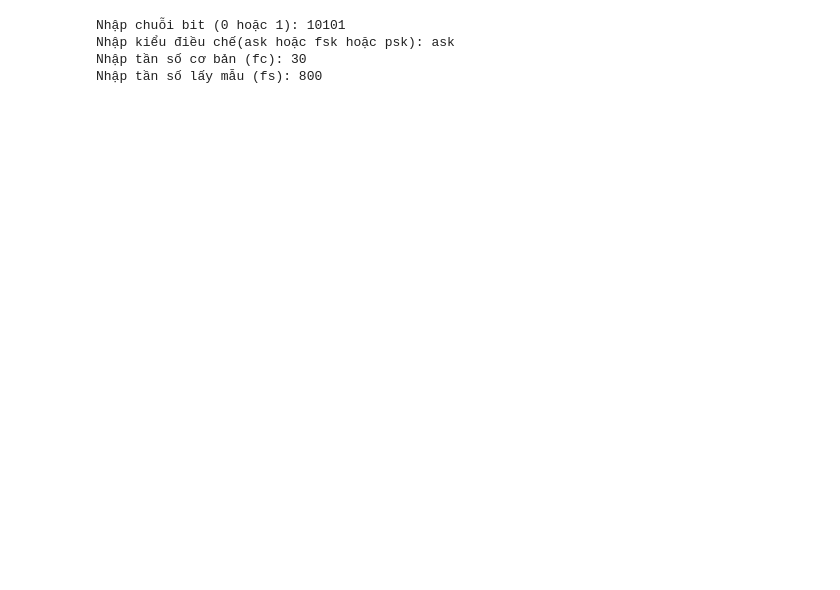
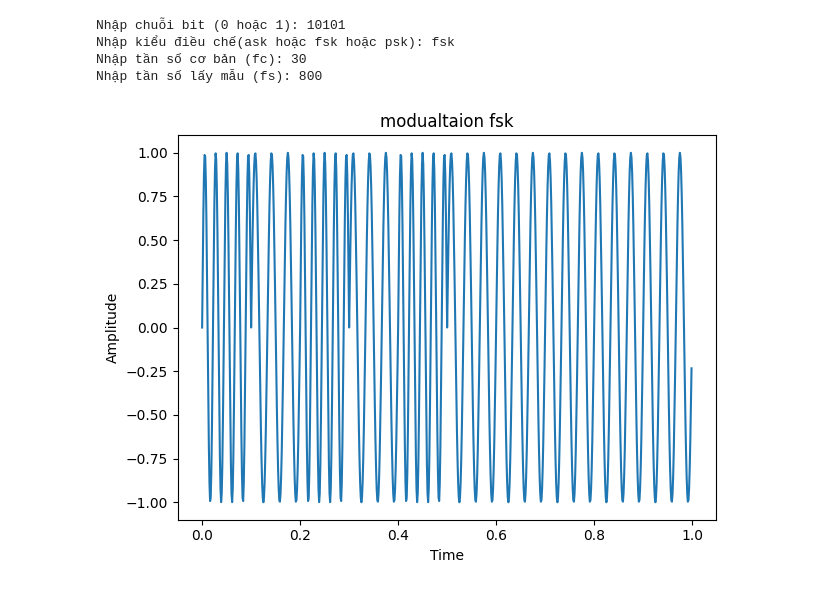
Before and after one commit to thanhsonopera/2324I_INT3303_20, a Jupyter notebook: M0D_1.ipynb, the cells around one changed output. Drawn from its saved outputs; the diff is of its cells as text; code cells hidden in the pictures; blank space fills up the shorter version.

```diff
--- a/M0D_1.ipynb
+++ b/M0D_1.ipynb
@@ -37,0 +5,12 @@ def psk_modulation(bits, fc, fs):
+# %%
+def binary(sym, sym_len, bit):
+
+  sig = np.zeros(int(sym*sym_len))
+
+  # generating symbols
+  id1 = np.where(bit == 1)
+
+  for i in id1[0]:
+    temp = int(i*sym_len)
+    sig[temp:temp+sym_len] = 1
+  return sig
@@ -38,15 +53,43 @@ def psk_modulation(bits, fc, fs):
+# %%
+def psk_modulation(fc, Fs, bits):
+
+    T = 1 # Total simulation time in seconds
+    t = np.arange(0, T, 1/Fs)
+    Td = 0.1 # Bit duration
+    Nsamples = int(Td*Fs) # Samples in one bit duration
+    Nsym = int(np.floor(np.size(t)/Nsamples))
+    # Binary waveform generation
+    sig = binary(Nsym,Nsamples, bits)
+    # PSK waveform generation
+    phase= pi + pi*sig/2
+    Xpsk = np.sin(2*pi*fc*t + phase)
+
+    plt.plot(t, Xpsk)
+    plt.title('modualtaion psk')
+    plt.xlabel('Time')
+    plt.ylabel('Amplitude')
 # %%
 bits = input("Nhập chuỗi bit (0 hoặc 1): ")
 module = input("Nhập kiểu điều chế(ask hoặc fsk hoặc psk): ")
 
 # Chuyển chuỗi bit thành mảng số nguyên
 bits = np.array([int(bit) for bit in bits])
 
 # Nhập các thông số khác
 fc = float(input("Nhập tần số cơ bản (fc): "))
-fs = float(input("Nhập tần số lấy mẫu (fs): "))
+Fs = float(input("Nhập tần số lấy mẫu (fs): "))
+
+if (module == "ask"):
+    ask_modulation(fc, Fs, bits)
+elif (module == "fsk"):
+   fsk_modulation(fc, Fs, bits)
+else:
+   psk_modulation(fc, Fs, bits)
+plt.tight_layout()
+plt.show()
 # %% [output]
 Nhập chuỗi bit (0 hoặc 1): 10101
-Nhập kiểu điều chế(ask hoặc fsk hoặc psk): ask
+Nhập kiểu điều chế(ask hoặc fsk hoặc psk): fsk
 Nhập tần số cơ bản (fc): 30
 Nhập tần số lấy mẫu (fs): 800
+[figure, added]
```
Also changed, not shown: parts of 8 cells of this notebook.
